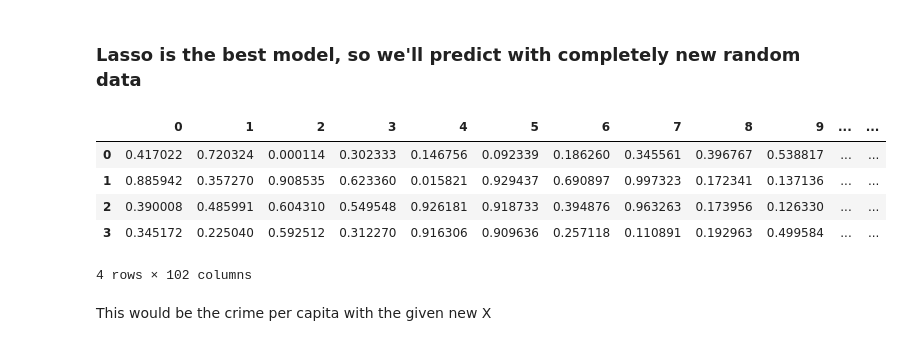
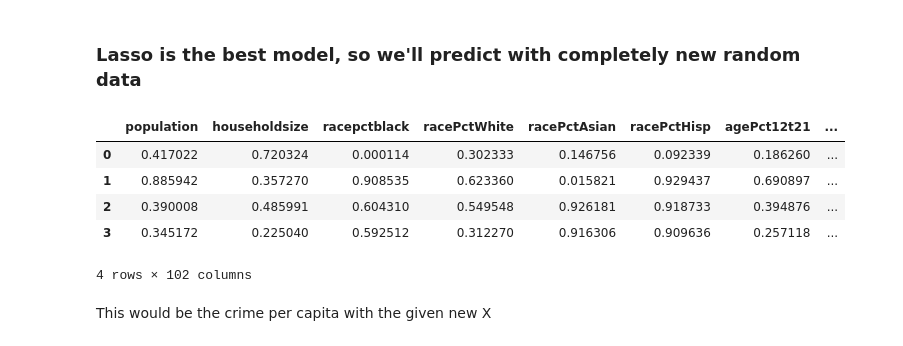
Before and after one commit to octaviodiego78/data-modeling-proyect, a Jupyter notebook: regression/regressionModeling.ipynb, the cells around one changed output. Drawn from its saved outputs; the diff is of its cells as text; code cells hidden in the pictures.

```diff
--- a/regression/regressionModeling.ipynb
+++ b/regression/regressionModeling.ipynb
@@ -190,14 +190,14 @@ Making XGBoost model...
 X = df.drop('ViolentCrimesPerPop', axis=1)
 # %%
 np.random.seed(seed)
-newX = pd.DataFrame(np.random.rand(X.shape[0]//100, X.shape[1]))
+newX = pd.DataFrame(np.random.rand(X.shape[0]//100, X.shape[1]),columns=X.columns)
 newX.head(4)
 # %% [output]
-|  | 0 | 1 | 2 | 3 | 4 | 5 | 6 | 7 | 8 | 9 | ... | ... |
-| 0 | 0.417022 | 0.720324 | 0.000114 | 0.302333 | 0.146756 | 0.092339 | 0.186260 | 0.345561 | 0.396767 | 0.538817 | ... | ... |
-| 1 | 0.885942 | 0.357270 | 0.908535 | 0.623360 | 0.015821 | 0.929437 | 0.690897 | 0.997323 | 0.172341 | 0.137136 | ... | ... |
-| 2 | 0.390008 | 0.485991 | 0.604310 | 0.549548 | 0.926181 | 0.918733 | 0.394876 | 0.963263 | 0.173956 | 0.126330 | ... | ... |
-| 3 | 0.345172 | 0.225040 | 0.592512 | 0.312270 | 0.916306 | 0.909636 | 0.257118 | 0.110891 | 0.192963 | 0.499584 | ... | ... |
+|  | population | householdsize | racepctblack | racePctWhite | racePctAsian | racePctHisp | agePct12t21 | ... |
+| 0 | 0.417022 | 0.720324 | 0.000114 | 0.302333 | 0.146756 | 0.092339 | 0.186260 | ... |
+| 1 | 0.885942 | 0.357270 | 0.908535 | 0.623360 | 0.015821 | 0.929437 | 0.690897 | ... |
+| 2 | 0.390008 | 0.485991 | 0.604310 | 0.549548 | 0.926181 | 0.918733 | 0.394876 | ... |
+| 3 | 0.345172 | 0.225040 | 0.592512 | 0.312270 | 0.916306 | 0.909636 | 0.257118 | ... |
 4 rows × 102 columns
 # %%
 #best model
```
Also changed, not shown: parts of 2 cells of this notebook.
